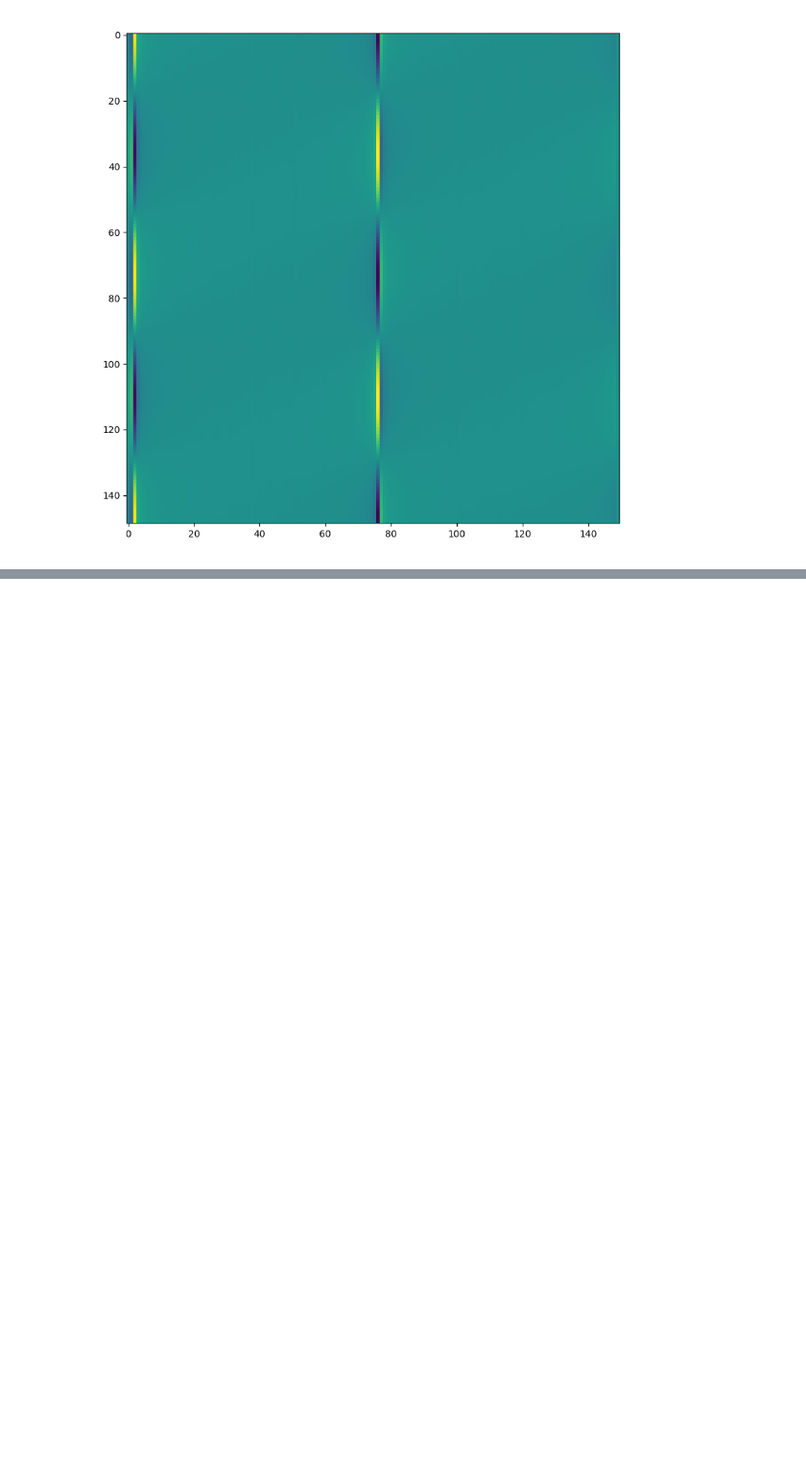
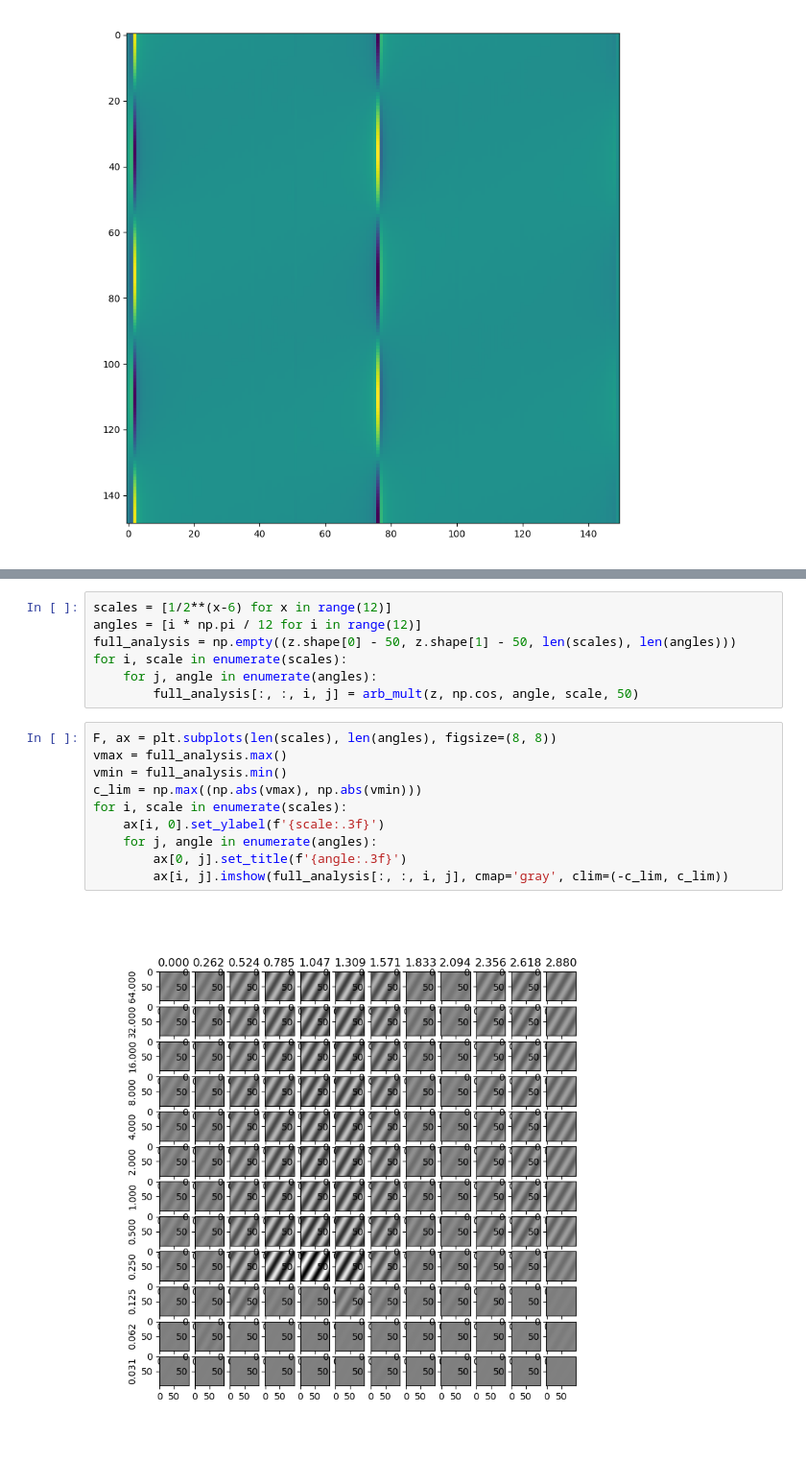
Before and after one commit to zyjux/harmonic_gw, a Jupyter notebook: synthetic_testing.ipynb, the cells around one changed output, grey strips where cells are left out. Shown: that part at 96% size. Cells and saved outputs as stored; diff of their text form; blank space fills up the shorter version.

```diff
--- a/synthetic_testing.ipynb
+++ b/synthetic_testing.ipynb
@@ -63,0 +134,19 @@ F.tight_layout()
+# %%
+scales = [1/2**(x-6) for x in range(12)]
+angles = [i * np.pi / 12 for i in range(12)]
+full_analysis = np.empty((z.shape[0] - 50, z.shape[1] - 50, len(scales), len(angles)))
+for i, scale in enumerate(scales):
+    for j, angle in enumerate(angles):
+        full_analysis[:, :, i, j] = arb_mult(z, np.cos, angle, scale, 50)
+# %%
+F, ax = plt.subplots(len(scales), len(angles), figsize=(8, 8))
+vmax = full_analysis.max()
+vmin = full_analysis.min()
+c_lim = np.max((np.abs(vmax), np.abs(vmin)))
+for i, scale in enumerate(scales):
+    ax[i, 0].set_ylabel(f'{scale:.3f}')
+    for j, angle in enumerate(angles):
+        ax[0, j].set_title(f'{angle:.3f}')
+        ax[i, j].imshow(full_analysis[:, :, i, j], cmap='gray', clim=(-c_lim, c_lim))
+# %% [output]
+[figure, added]
```
Also changed, not shown: parts of 6 cells of this notebook.
